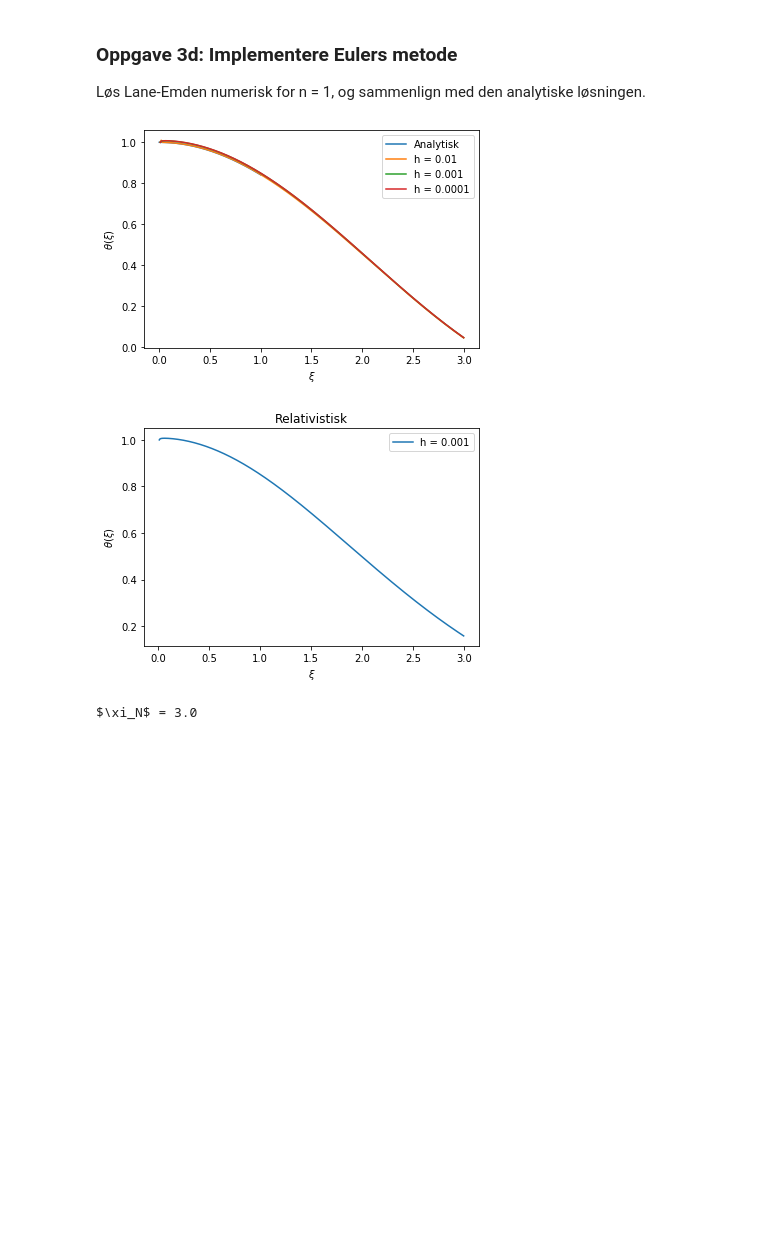
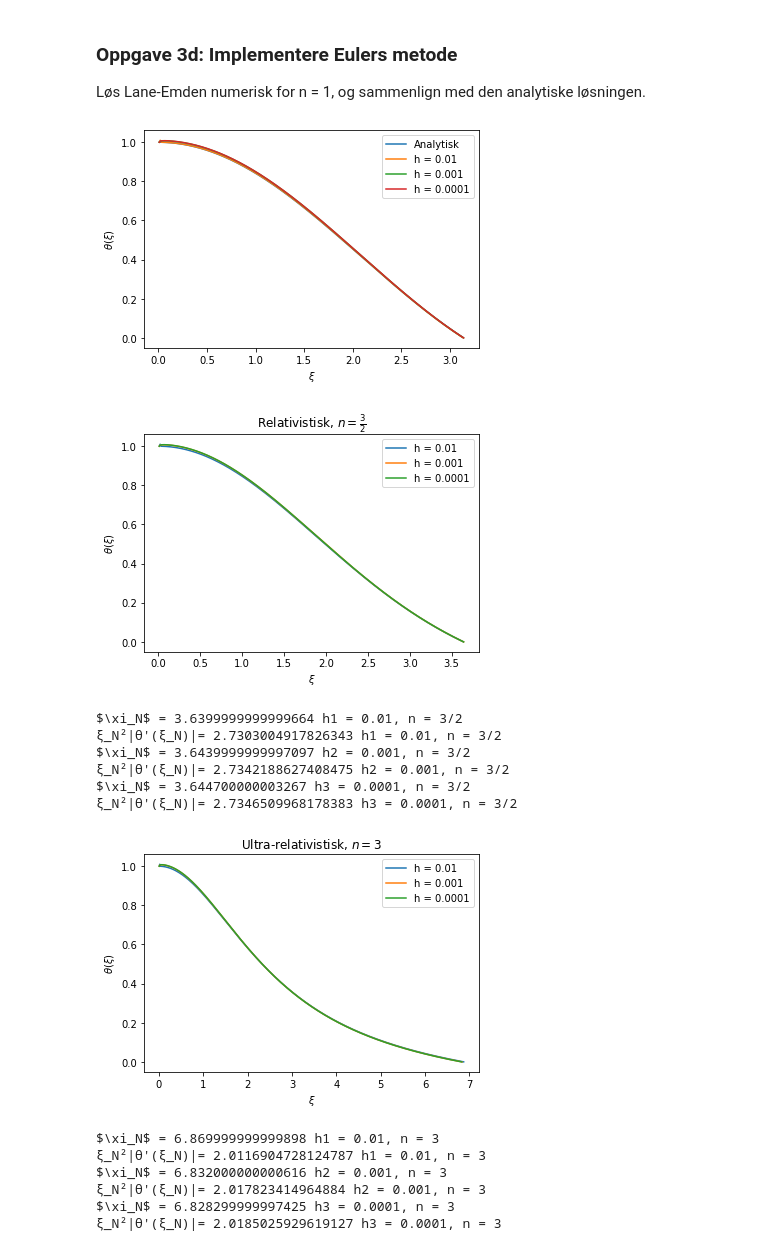
Before and after one commit to alexaoh/TMA4320, a Jupyter notebook: Project3/Project3MyLocalVersion.ipynb, the cells around one changed output. Drawn from its saved outputs; the diff is of its cells as text; code cells hidden in the pictures; blank space fills up the shorter version.

```diff
--- a/Project3/Project3MyLocalVersion.ipynb
+++ b/Project3/Project3MyLocalVersion.ipynb
@@ -12,17 +12,20 @@ def step_euler(y,t, h, f, n):
 
 def full_euler(h, f, n, y_0 = 1, start_t = 0.01, end_t = 3):
     ''' Performs all steps in Euler's method'''
-    N = int((end_t - start_t)/h)
-    t_list = np.linspace(start_t, end_t, N+1) #Dette blir ikke riktig, fordi man skal printe ut ksi_N senere, og den avgjøres kun av end_t her!
-    y_list = np.zeros((N+1,2))
+    t_list = np.zeros(1)
+    y_list = np.zeros((1,2))
     t_list[0] = start_t
     y_list[0] = y_0
-    for i in range(N):
+    i = 0
+    while True:
         next_value = step_euler(y_list[i], t_list[i], h, f, n)
-        if next_value[0] == 0:
-            y_list[i+1] = 0;
+        if next_value[0] <= 0:
+            break
         else:
+            t_list = np.append(t_list, t_list[i]+h)
+            y_list = np.vstack((y_list, next_value))
             y_list[i+1] = next_value
+            i+=1
     return t_list, y_list
 
 def lane_emden_analytical(t):
@@ -39,7 +42,7 @@ n = 1
 t_list1, yh1 = full_euler(h1, lane_emden, n)
 t_list2, yh2 = full_euler(h2, lane_emden, n)
 t_list3, yh3 = full_euler(h3, lane_emden, n)
-plt.plot(t_list, lane_emden_analytical(t_list), label="Analytisk")
+plt.plot(t_list1, lane_emden_analytical(t_list1), label="Analytisk")
 plt.plot(t_list1, yh1[:,0], label="h = "+str(h1))
 plt.plot(t_list2, yh2[:,0], label="h = "+str(h2))
 plt.plot(t_list3, yh3[:,0], label="h = "+str(h3))
@@ -49,29 +52,70 @@ plt.legend()
 #plt.savefig("3d.pdf", bbox_inches='tight')
 plt.show()
 # %% [output]
-[figure, old version]
+[figure, new version]
 # %%
 #task 3e)
 #Solved in relativistic and ultra-relativistic cases!
 h1 = 0.01
 h2 = 0.001
 h3 = 0.0001
 n1 = 3/2 #relativistic
 n2 = 3 #ultrarelativistic
-#t_list1, yh1 = full_euler(h1, lane_emden, n2)
+t_list1, yh1 = full_euler(h1, lane_emden, n1)
 t_list2, yh2 = full_euler(h2, lane_emden, n1)
-#t_list3, yh3 = full_euler(h3, lane_emden, n1)
-#plt.plot(t_list1, yh1[:,0], label="h = "+str(h1))
+t_list3, yh3 = full_euler(h3, lane_emden, n1)
+plt.plot(t_list1, yh1[:,0], label="h = "+str(h1))
 plt.plot(t_list2, yh2[:,0], label="h = "+str(h2))
-#plt.plot(t_list3, yh3[:,0], label="h = "+str(h3))
+plt.plot(t_list3, yh3[:,0], label="h = "+str(h3))
 plt.xlabel(r'$\xi$')
 plt.ylabel(r'$\theta(\xi)$')
-plt.title("Relativistisk")
+plt.title(r"Relativistisk, $n = \frac{3}{2}$")
 plt.legend()
-plt.savefig("3e.pdf", bbox_inches='tight')
+plt.savefig("3eRel.pdf", bbox_inches='tight')
 plt.show()
 
-print(r'$\xi_N$ =',t_list2[-1]) #Den blir alltid lik end_t slik det er nå!
+print(r'$\xi_N$ =',t_list1[-1], "h1 = 0.01, n = 3/2")
+print("ξ_N²|θ'(ξ_N)|=", t_list1[-1]**2*np.abs((yh1[:,0][-1]-yh1[:,0][-2])/h1), "h1 = 0.01, n = 3/2")
+print()
+print('ξ_N$ =',t_list2[-1], "h2 = 0.001, n = 3/2")
+print("ξ_N²|θ'(ξ_N)|=", t_list2[-1]**2*np.abs((yh2[:,0][-1]-yh2[:,0][-2])/h2), "h2 = 0.001, n = 3/2")
+print()
+print('ξ_N =',t_list3[-1], "h3 = 0.0001, n = 3/2")
+print("ξ_N²|θ'(ξ_N)|=", t_list3[-1]**2*np.abs((yh3[:,0][-1]-yh3[:,0][-2])/h3), "h3 = 0.0001, n = 3/2")
+
+t_list1Ultra, yh1Ultra = full_euler(h1, lane_emden, n2)
+t_list2Ultra, yh2Ultra = full_euler(h2, lane_emden, n2)
+t_list3Ultra, yh3Ultra = full_euler(h3, lane_emden, n2)
+plt.plot(t_list1Ultra, yh1Ultra[:,0], label="h = "+str(h1))
+plt.plot(t_list2Ultra, yh2Ultra[:,0], label="h = "+str(h2))
+plt.plot(t_list3Ultra, yh3Ultra[:,0], label="h = "+str(h3))
+plt.xlabel(r'$\xi$')
+plt.ylabel(r'$\theta(\xi)$')
+plt.title(r"Ultra-relativistisk, $n = 3$")
+plt.legend()
+plt.savefig("3eUltra.pdf", bbox_inches='tight')
+plt.show()
+
+print('ξ_N =',t_list1Ultra[-1], "h1 = 0.01, n = 3")
+print("ξ_N²|θ'(ξ_N)|=", t_list1Ultra[-1]**2*np.abs((yh1Ultra[:,0][-1]-yh1Ultra[:,0][-2])/h1), "h1 = 0.01, n = 3")
+print()
+print('ξ_N =',t_list2Ultra[-1], "h2 = 0.001, n = 3")
+print("ξ_N²|θ'(ξ_N)|=", t_list2Ultra[-1]**2*np.abs((yh2Ultra[:,0][-1]-yh2Ultra[:,0][-2])/h2), "h2 = 0.001, n = 3")
+print()
+print('ξ_N =',t_list3Ultra[-1], "h3 = 0.0001, n = 3")
+print("ξ_N²|θ'(ξ_N)|=", t_list3Ultra[-1]**2*np.abs((yh3Ultra[:,0][-1]-yh3Ultra[:,0][-2])/h3), "h3 = 0.0001, n = 3")
 # %% [output]
-[figure, old version]
+[figure, new version]
-$\xi_N$ = 3.0
+$\xi_N$ = 3.6399999999999664 h1 = 0.01, n = 3/2
+ξ_N²|θ'(ξ_N)|= 2.7303004917826343 h1 = 0.01, n = 3/2
+$\xi_N$ = 3.6439999999997097 h2 = 0.001, n = 3/2
+ξ_N²|θ'(ξ_N)|= 2.7342188627408475 h2 = 0.001, n = 3/2
+$\xi_N$ = 3.644700000003267 h3 = 0.0001, n = 3/2
+ξ_N²|θ'(ξ_N)|= 2.7346509968178383 h3 = 0.0001, n = 3/2
+[figure, added]
+$\xi_N$ = 6.869999999999898 h1 = 0.01, n = 3
+ξ_N²|θ'(ξ_N)|= 2.0116904728124787 h1 = 0.01, n = 3
+$\xi_N$ = 6.832000000000616 h2 = 0.001, n = 3
+ξ_N²|θ'(ξ_N)|= 2.017823414964884 h2 = 0.001, n = 3
+$\xi_N$ = 6.828299999997425 h3 = 0.0001, n = 3
+ξ_N²|θ'(ξ_N)|= 2.0185025929619127 h3 = 0.0001, n = 3
```
Also changed, not shown: 3 other files.
